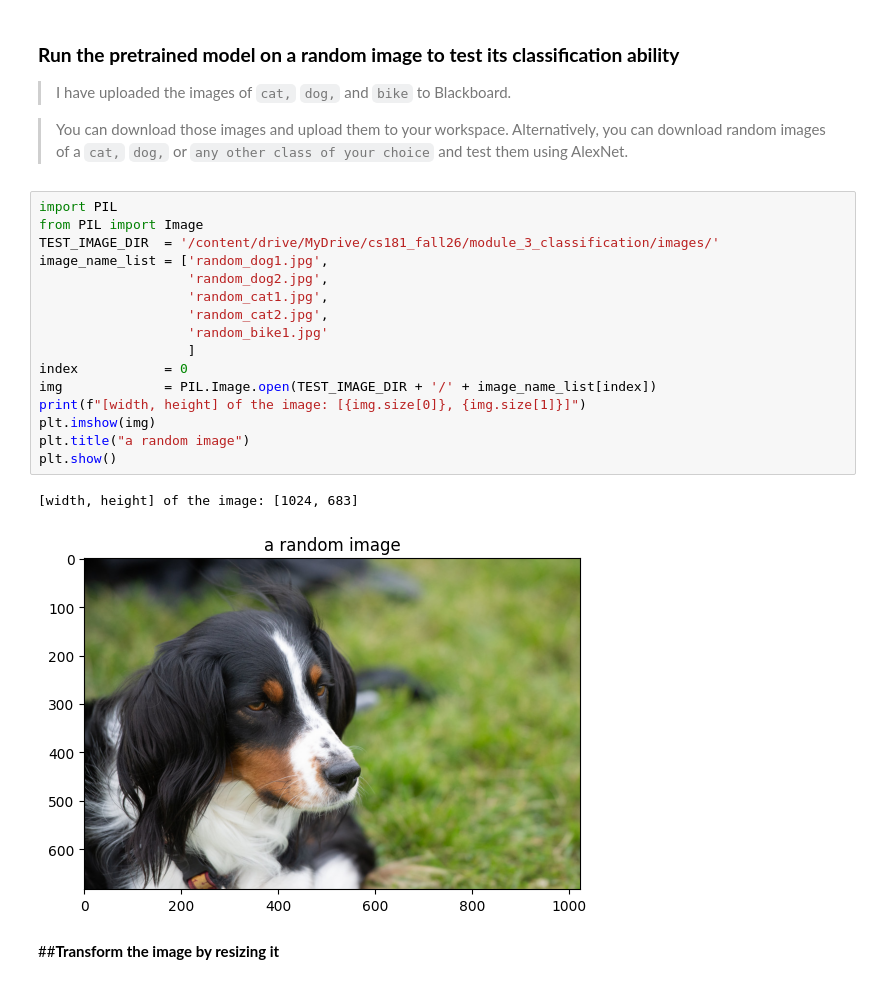
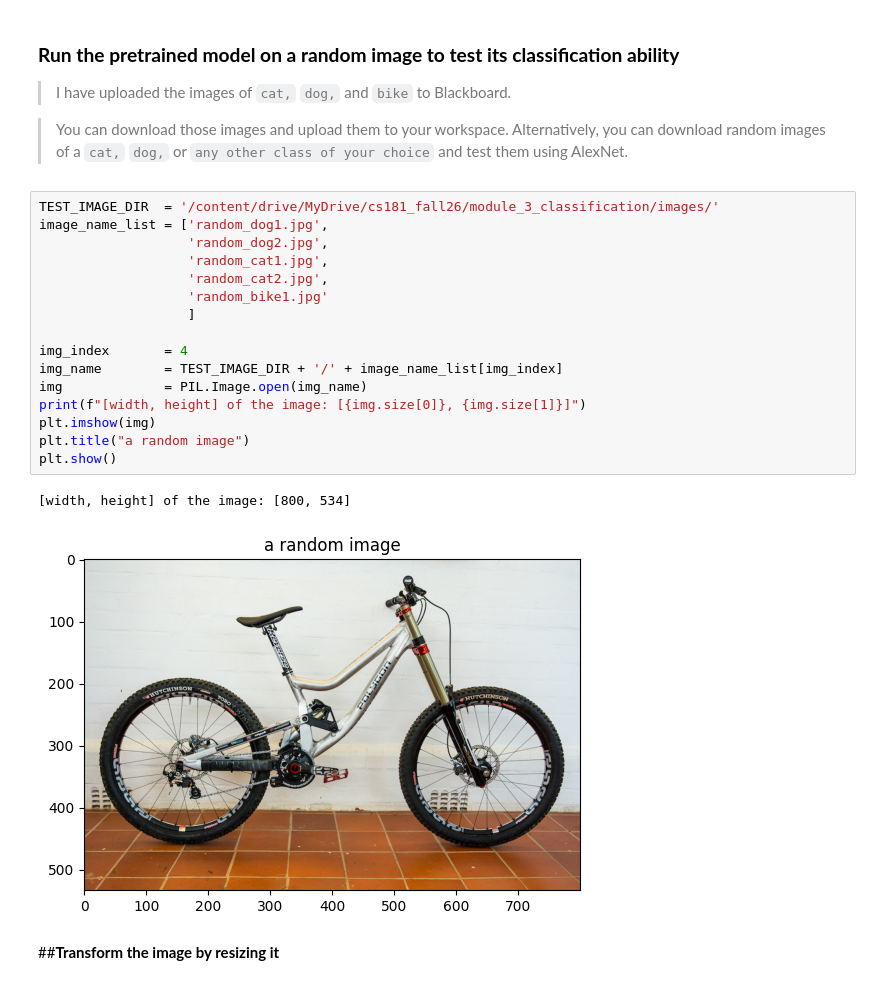
Before and after one commit to alimoorreza/CS181-fall26-notes, a Jupyter notebook: day07_popular_cnn2_alexnet_dissection.ipynb, the cells around one changed output. Saved outputs shown, nothing was run; the diff lists cells and outputs as text.

```diff
--- a/day07_popular_cnn2_alexnet_dissection.ipynb
+++ b/day07_popular_cnn2_alexnet_dissection.ipynb
@@ -106,24 +153,24 @@ AlexNet(
 
 > You can download those images and upload them to your workspace. Alternatively, you can download random images of a `cat,` `dog,` or `any other class of your choice` and test them using AlexNet.
 # %%
-import PIL
-from PIL import Image
 TEST_IMAGE_DIR  = '/content/drive/MyDrive/cs181_fall26/module_3_classification/images/'
 image_name_list = ['random_dog1.jpg',
                    'random_dog2.jpg',
                    'random_cat1.jpg',
                    'random_cat2.jpg',
                    'random_bike1.jpg'
                    ]
-index           = 0
-img             = PIL.Image.open(TEST_IMAGE_DIR + '/' + image_name_list[index])
+
+img_index       = 4
+img_name        = TEST_IMAGE_DIR + '/' + image_name_list[img_index]
+img             = PIL.Image.open(img_name)
 print(f"[width, height] of the image: [{img.size[0]}, {img.size[1]}]")
 plt.imshow(img)
 plt.title("a random image")
 plt.show()
 # %% [output]
-[width, height] of the image: [1024, 683]
+[width, height] of the image: [800, 534]
-[figure, old version]
+[figure, new version]
 # %% [markdown]
 ##**Transform the image by resizing it**
 # %% [markdown]
```
Also changed, not shown: parts of 20 cells of this notebook.
